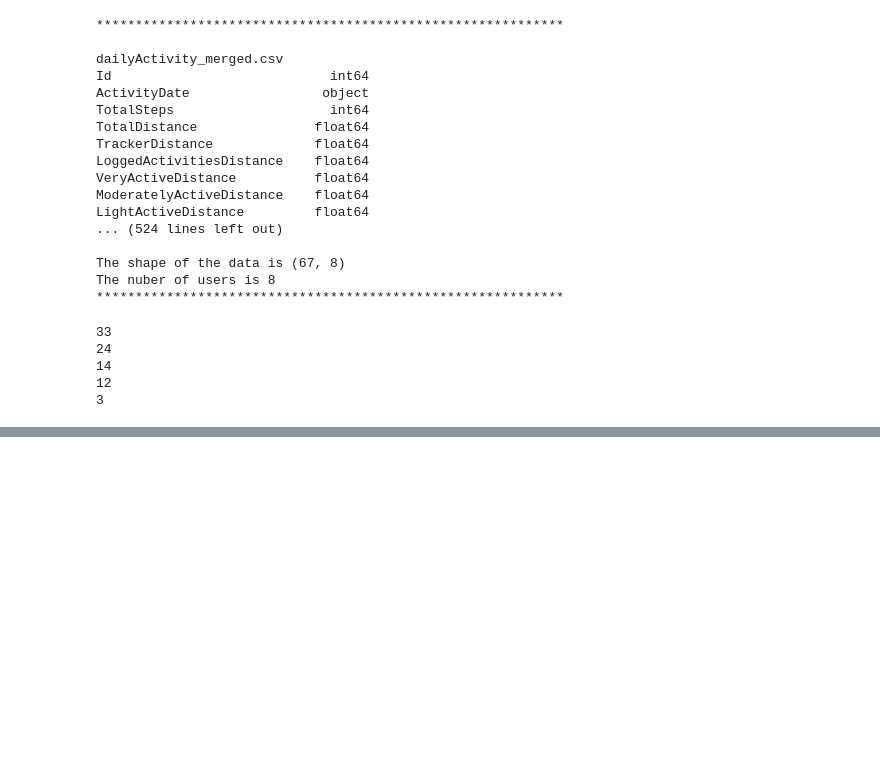
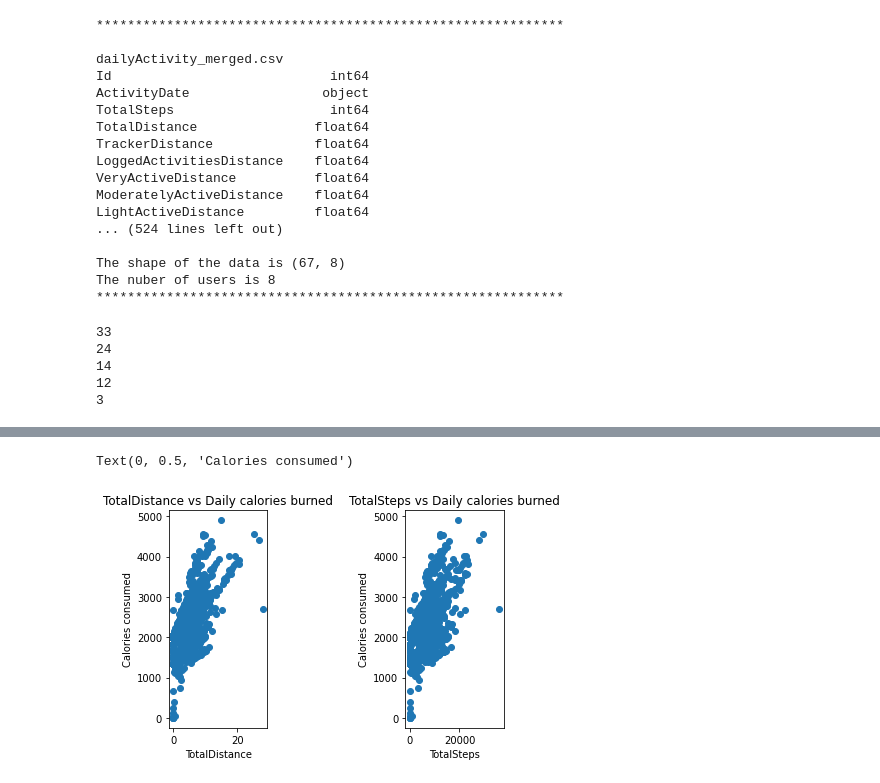
Before and after one commit to Kaiyilin/GwG_Capstone_pjt, a Jupyter notebook: Project_2/Project2_procedures.ipynb, the cells around one changed output, grey strips where cells are left out. Drawn from its saved outputs; the diff is of its cells as text; code cells hidden in the pictures; blank space fills up the shorter version.

```diff
--- a/Project_2/Project2_procedures.ipynb
+++ b/Project_2/Project2_procedures.ipynb
@@ -156,0 +170,16 @@ corr_map.shape
+# %%
+# It seems that there's a high positive correlation between TotalSteps, Calories
+plt.subplot(1,3,1)
+plt.scatter(x = daily_data["TotalDistance"], y = daily_data["Calories"])
+plt.title("TotalDistance vs Daily calories burned")
+plt.xlabel("TotalDistance")
+plt.ylabel("Calories consumed")
+
+plt.subplot(1,3,3)
+plt.scatter(x = daily_data["TotalSteps"], y = daily_data["Calories"])
+plt.title("TotalSteps vs Daily calories burned")
+plt.xlabel("TotalSteps")
+plt.ylabel("Calories consumed")
+# %% [output]
+Text(0, 0.5, 'Calories consumed')
+[figure, added]
```
Also changed, not shown: parts of 15 cells of this notebook, 1 other file.
